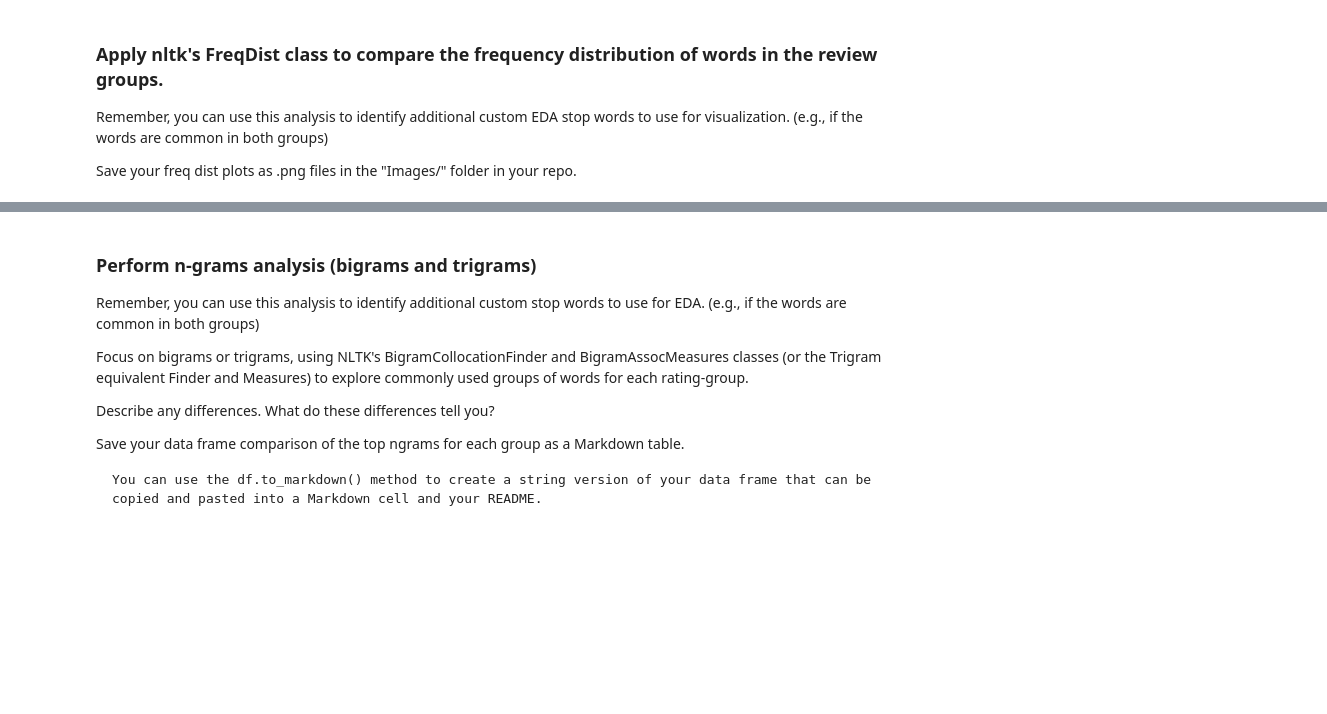
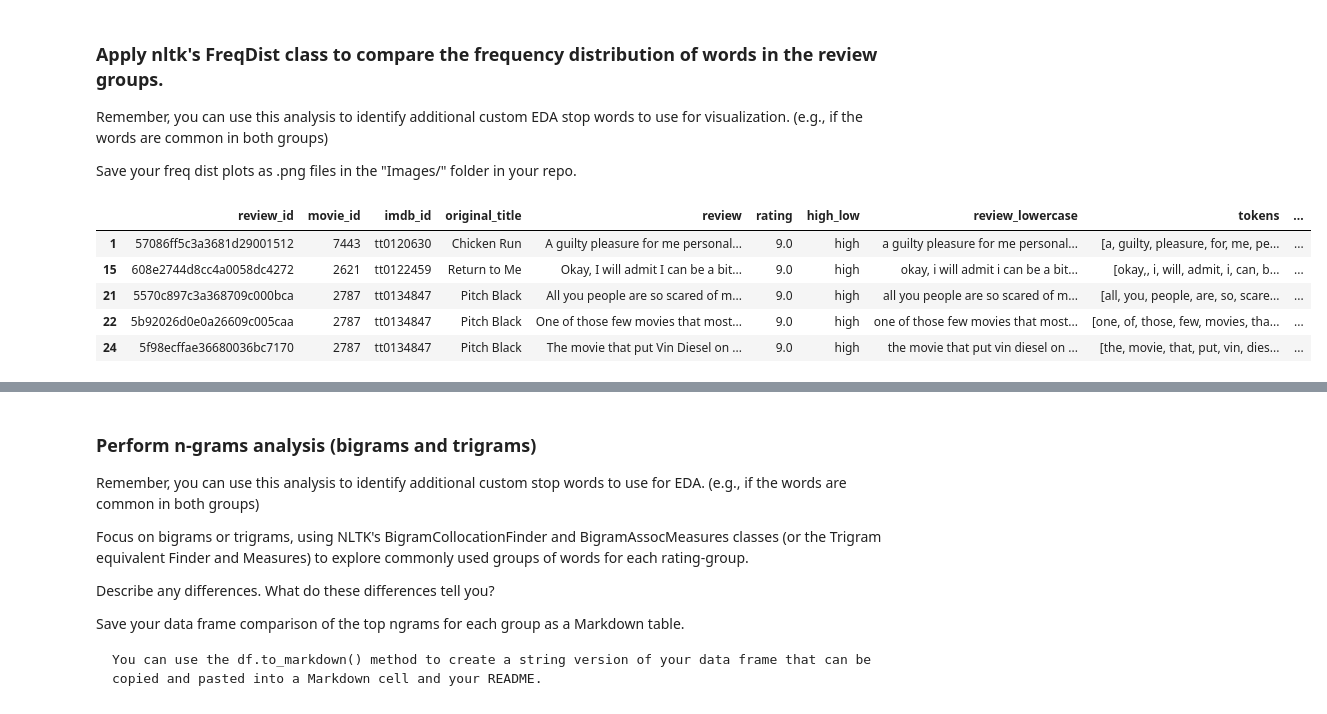
Before and after one commit to EhLeeOod/movie-project, a Jupyter notebook: project-2-part-5.ipynb, the cells around one changed output, grey strips where cells are left out. Saved outputs shown, nothing was run; the diff lists cells and outputs as text; code cells hidden in the pictures; blank space fills up the shorter version.

```diff
--- a/project-2-part-5.ipynb
+++ b/project-2-part-5.ipynb
@@ -232,7 +232,14 @@ Save your freq dist plots as .png files in the "Images/" folder in your repo.
 # %%
 # split df into high and low
 
-high_rating = df[df['high_low']=='high']
-low_rating = df[df['high_low']=='low']
-high_rating.head()
+df_high = df[df['high_low']=='high']
+df_low = df[df['high_low']=='low']
+df_high.head()
+# %% [output]
+|  | review_id | movie_id | imdb_id | original_title | review | rating | high_low | review_lowercase | tokens | ... |
+| 1 | 57086ff5c3a3681d29001512 | 7443 | tt0120630 | Chicken Run | A guilty pleasure for me personal... | 9.0 | high | a guilty pleasure for me personal... | [a, guilty, pleasure, for, me, pe... | ... |
+| 15 | 608e2744d8cc4a0058dc4272 | 2621 | tt0122459 | Return to Me | Okay, I will admit I can be a bit... | 9.0 | high | okay, i will admit i can be a bit... | [okay,, i, will, admit, i, can, b... | ... |
+| 21 | 5570c897c3a368709c000bca | 2787 | tt0134847 | Pitch Black | All you people are so scared of m... | 9.0 | high | all you people are so scared of m... | [all, you, people, are, so, scare... | ... |
+| 22 | 5b92026d0e0a26609c005caa | 2787 | tt0134847 | Pitch Black | One of those few movies that most... | 9.0 | high | one of those few movies that most... | [one, of, those, few, movies, tha... | ... |
+| 24 | 5f98ecffae36680036bc7170 | 2787 | tt0134847 | Pitch Black | The movie that put Vin Diesel on ... | 9.0 | high | the movie that put vin diesel on ... | [the, movie, that, put, vin, dies... | ... |
 # %%
```
Also changed, not shown: parts of 1 cell of this notebook.
